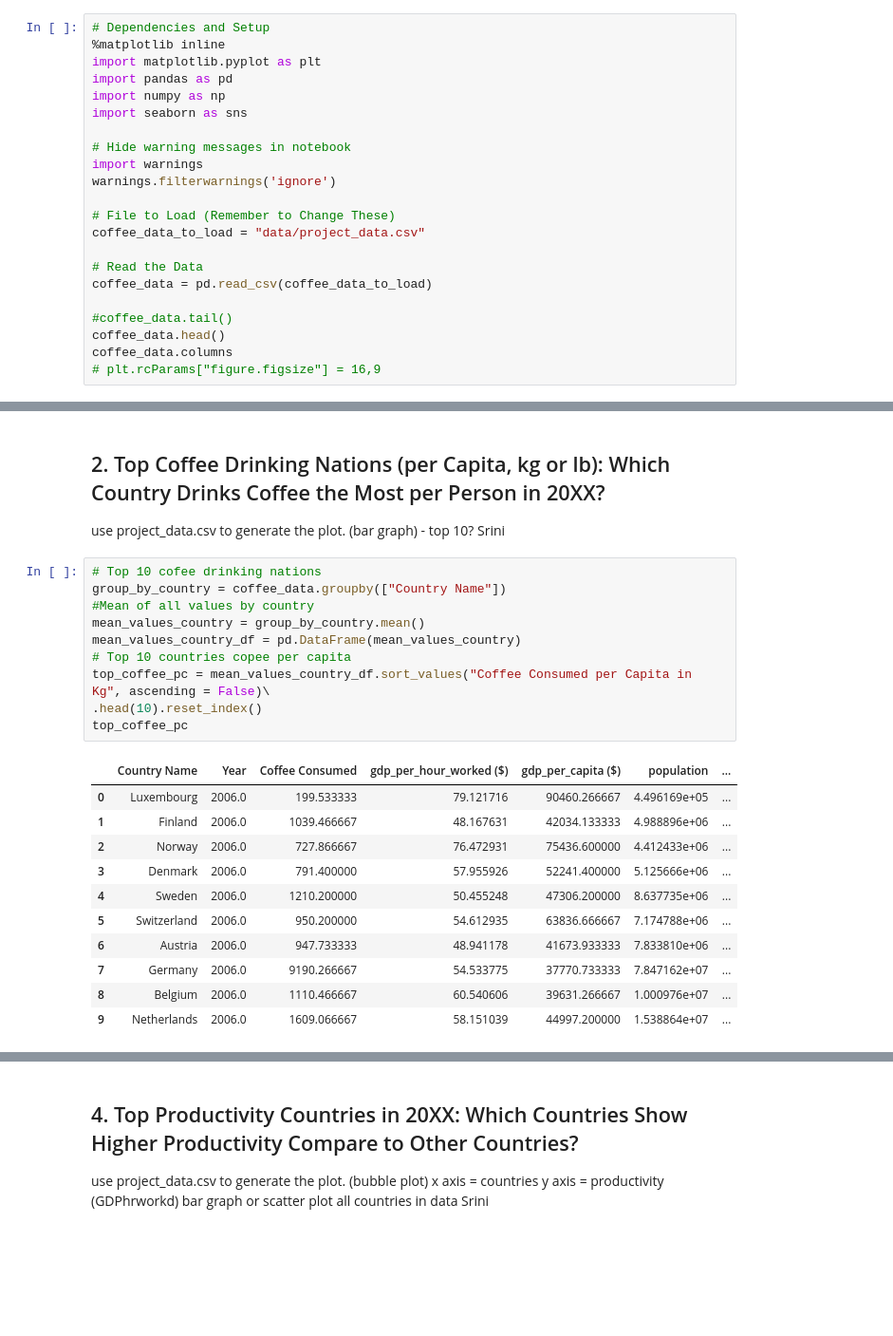
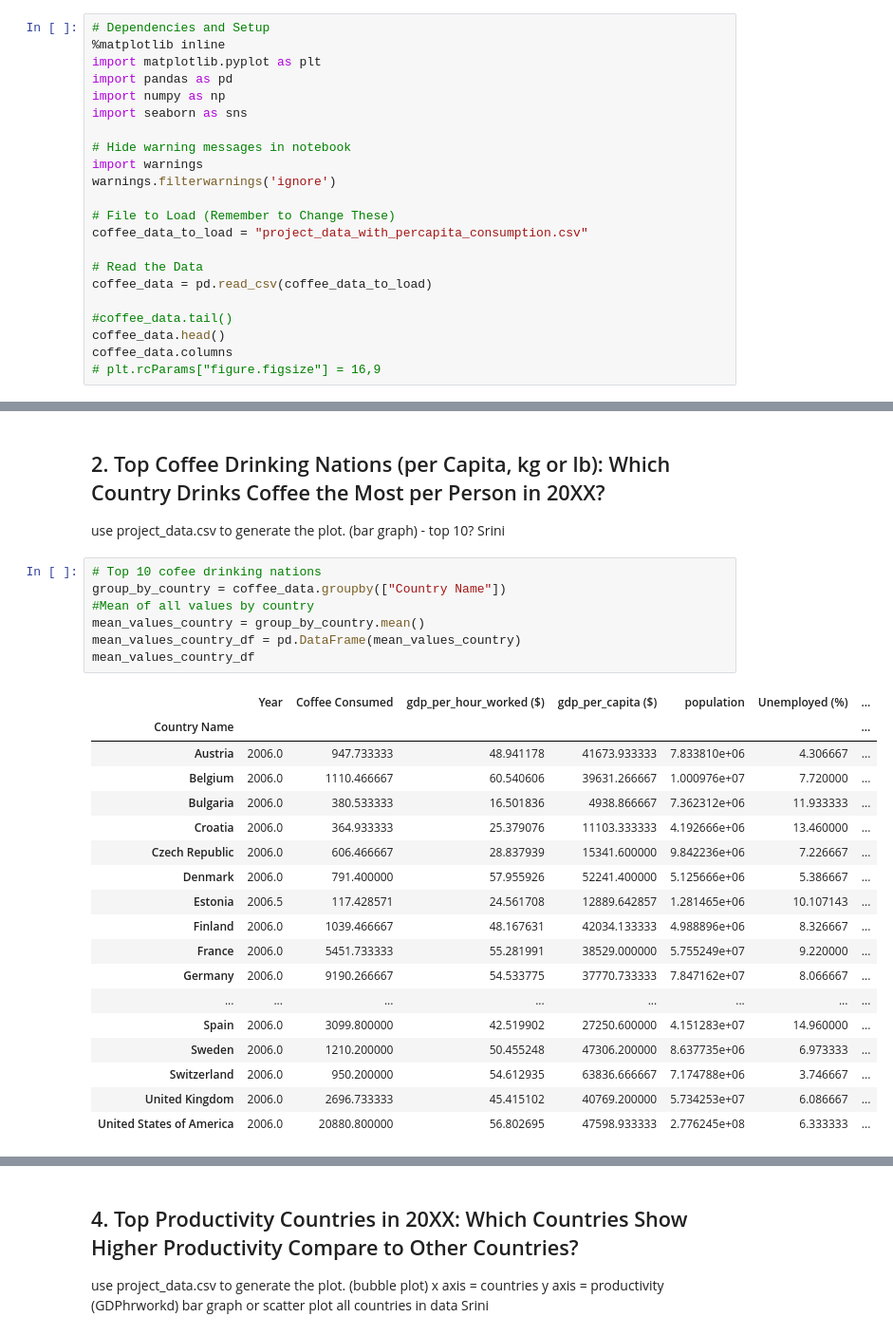
Before and after one commit to andrewboring/Confabulators_Project_1, a Jupyter notebook: project1_the-confabulators_starter.ipynb, the cells around one changed output, grey strips where cells are left out. Shown: that part at 95% size. Cells and saved outputs as stored; diff of their text form; blank space fills up the shorter version.

```diff
--- a/project1_the-confabulators_starter.ipynb
+++ b/project1_the-confabulators_starter.ipynb
@@ -17,7 +17,7 @@ import warnings
 warnings.filterwarnings('ignore')
 
 # File to Load (Remember to Change These)
-coffee_data_to_load = "data/project_data.csv"
+coffee_data_to_load = "project_data_with_percapita_consumption.csv"
 
 # Read the Data
 coffee_data = pd.read_csv(coffee_data_to_load)
@@ -60,23 +60,27 @@ Srini
 # %%
 # Top 10 cofee drinking nations
 group_by_country = coffee_data.groupby(["Country Name"])
 #Mean of all values by country
 mean_values_country = group_by_country.mean()
 mean_values_country_df = pd.DataFrame(mean_values_country)
-# Top 10 countries copee per capita
-top_coffee_pc = mean_values_country_df.sort_values("Coffee Consumed per Capita in Kg", ascending = False)\
-.head(10).reset_index()
-top_coffee_pc
+mean_values_country_df
 # %% [output]
-|  | Country Name | Year | Coffee Consumed | gdp_per_hour_worked ($) | gdp_per_capita ($) | population | ... |
-| 0 | Luxembourg | 2006.0 | 199.533333 | 79.121716 | 90460.266667 | 4.496169e+05 | ... |
-| 1 | Finland | 2006.0 | 1039.466667 | 48.167631 | 42034.133333 | 4.988896e+06 | ... |
-| 2 | Norway | 2006.0 | 727.866667 | 76.472931 | 75436.600000 | 4.412433e+06 | ... |
-| 3 | Denmark | 2006.0 | 791.400000 | 57.955926 | 52241.400000 | 5.125666e+06 | ... |
-| 4 | Sweden | 2006.0 | 1210.200000 | 50.455248 | 47306.200000 | 8.637735e+06 | ... |
-| 5 | Switzerland | 2006.0 | 950.200000 | 54.612935 | 63836.666667 | 7.174788e+06 | ... |
-| 6 | Austria | 2006.0 | 947.733333 | 48.941178 | 41673.933333 | 7.833810e+06 | ... |
-| 7 | Germany | 2006.0 | 9190.266667 | 54.533775 | 37770.733333 | 7.847162e+07 | ... |
-| 8 | Belgium | 2006.0 | 1110.466667 | 60.540606 | 39631.266667 | 1.000976e+07 | ... |
-| 9 | Netherlands | 2006.0 | 1609.066667 | 58.151039 | 44997.200000 | 1.538864e+07 | ... |
+|  | Year | Coffee Consumed | gdp_per_hour_worked ($) | gdp_per_capita ($) | population | Unemployed (%) | ... |
+| Country Name |  |  |  |  |  |  | ... |
+| Austria | 2006.0 | 947.733333 | 48.941178 | 41673.933333 | 7.833810e+06 | 4.306667 | ... |
+| Belgium | 2006.0 | 1110.466667 | 60.540606 | 39631.266667 | 1.000976e+07 | 7.720000 | ... |
+| Bulgaria | 2006.0 | 380.533333 | 16.501836 | 4938.866667 | 7.362312e+06 | 11.933333 | ... |
+| Croatia | 2006.0 | 364.933333 | 25.379076 | 11103.333333 | 4.192666e+06 | 13.460000 | ... |
+| Czech Republic | 2006.0 | 606.466667 | 28.837939 | 15341.600000 | 9.842236e+06 | 7.226667 | ... |
+| Denmark | 2006.0 | 791.400000 | 57.955926 | 52241.400000 | 5.125666e+06 | 5.386667 | ... |
+| Estonia | 2006.5 | 117.428571 | 24.561708 | 12889.642857 | 1.281465e+06 | 10.107143 | ... |
+| Finland | 2006.0 | 1039.466667 | 48.167631 | 42034.133333 | 4.988896e+06 | 8.326667 | ... |
+| France | 2006.0 | 5451.733333 | 55.281991 | 38529.000000 | 5.755249e+07 | 9.220000 | ... |
+| Germany | 2006.0 | 9190.266667 | 54.533775 | 37770.733333 | 7.847162e+07 | 8.066667 | ... |
+| ... | ... | ... | ... | ... | ... | ... | ... |
+| Spain | 2006.0 | 3099.800000 | 42.519902 | 27250.600000 | 4.151283e+07 | 14.960000 | ... |
+| Sweden | 2006.0 | 1210.200000 | 50.455248 | 47306.200000 | 8.637735e+06 | 6.973333 | ... |
+| Switzerland | 2006.0 | 950.200000 | 54.612935 | 63836.666667 | 7.174788e+06 | 3.746667 | ... |
+| United Kingdom | 2006.0 | 2696.733333 | 45.415102 | 40769.200000 | 5.734253e+07 | 6.086667 | ... |
+| United States of America | 2006.0 | 20880.800000 | 56.802695 | 47598.933333 | 2.776245e+08 | 6.333333 | ... |
 # %%
```
Also changed, not shown: parts of 3 cells of this notebook, 2 other files.
